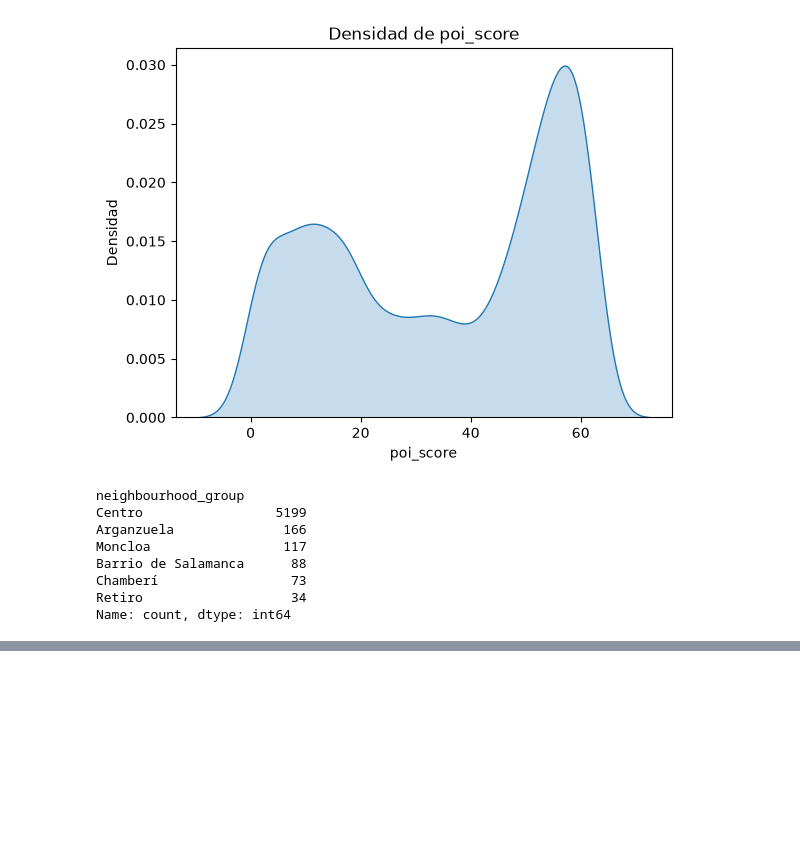
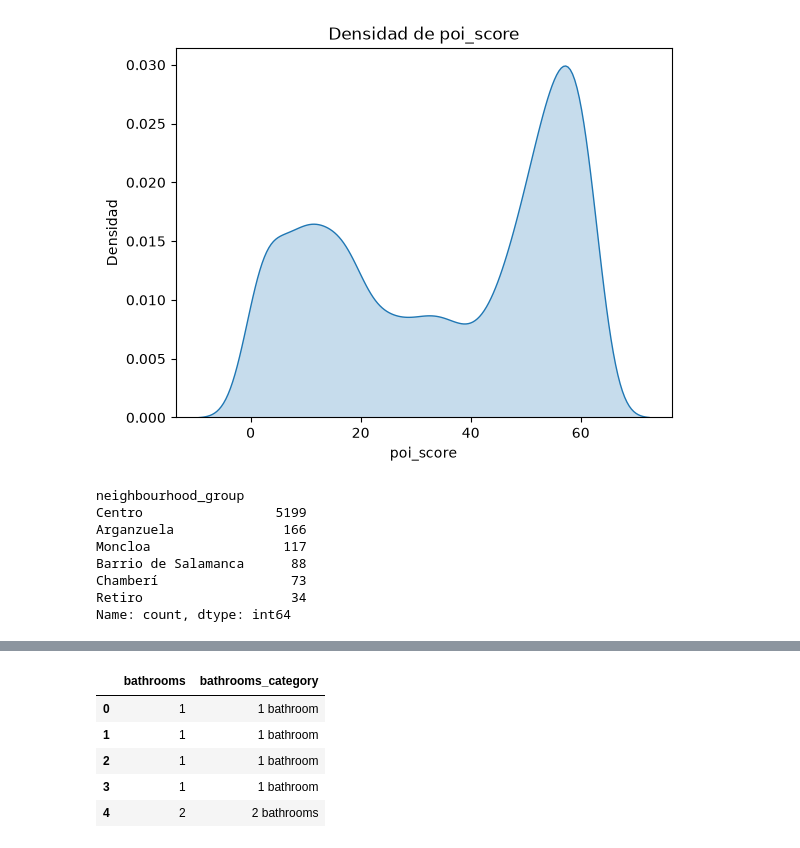
Before and after one commit to fertr98/CASO-1---An-lisis-de-mercado-inmobiliario, a Jupyter notebook: notebooks/02_creaciónvariables.ipynb, the cells around one changed output, grey strips where cells are left out. Saved outputs shown, nothing was run; the diff lists cells and outputs as text; code cells hidden in the pictures; blank space fills up the shorter version.

```diff
--- a/notebooks/02_creaciónvariables.ipynb
+++ b/notebooks/02_creaciónvariables.ipynb
@@ -329,0 +307,24 @@ mapa_poi.save("mapa_madrid_poi_score.html")
+# %%
+#discretizacion bathrooms
+listings_full["bathrooms_category"] = pd.Series(
+    np.select(
+        [
+            bathrooms.eq(1),
+            bathrooms.eq(2),
+            bathrooms.eq(3),
+        ],
+        ["1 bathroom", "2 bathrooms", "3 bathrooms"],
+        default="3 bathrooms",
+    ),
+    index=listings_full.index,
+    dtype="string",
+)
+
+listings_full[["bathrooms", "bathrooms_category"]].head()
+# %% [output]
+|  | bathrooms | bathrooms_category |
+| 0 | 1 | 1 bathroom |
+| 1 | 1 | 1 bathroom |
+| 2 | 1 | 1 bathroom |
+| 3 | 1 | 1 bathroom |
+| 4 | 2 | 2 bathrooms |
```
Also changed, not shown: parts of 6 cells of this notebook.
